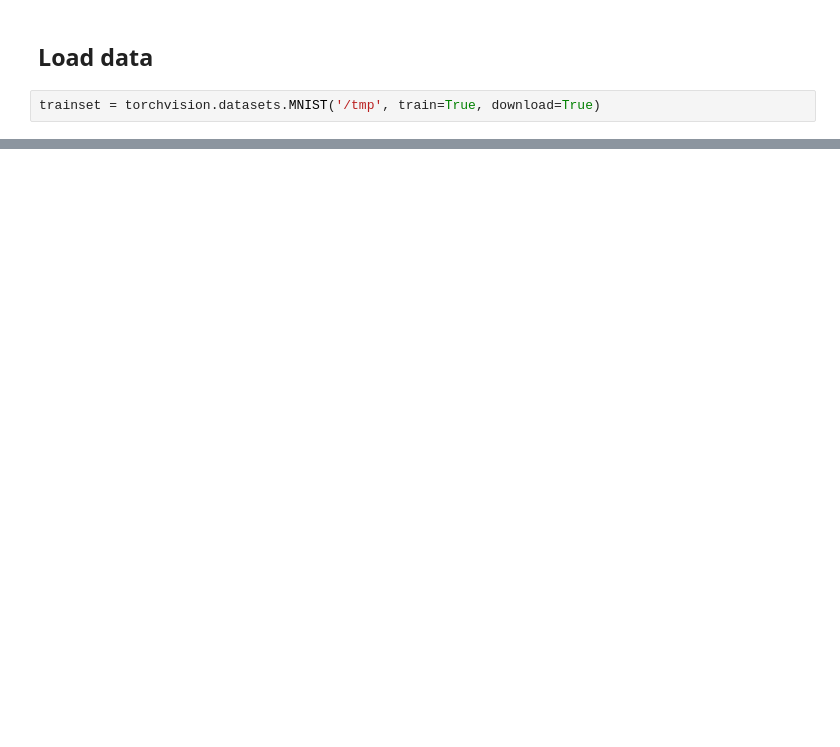
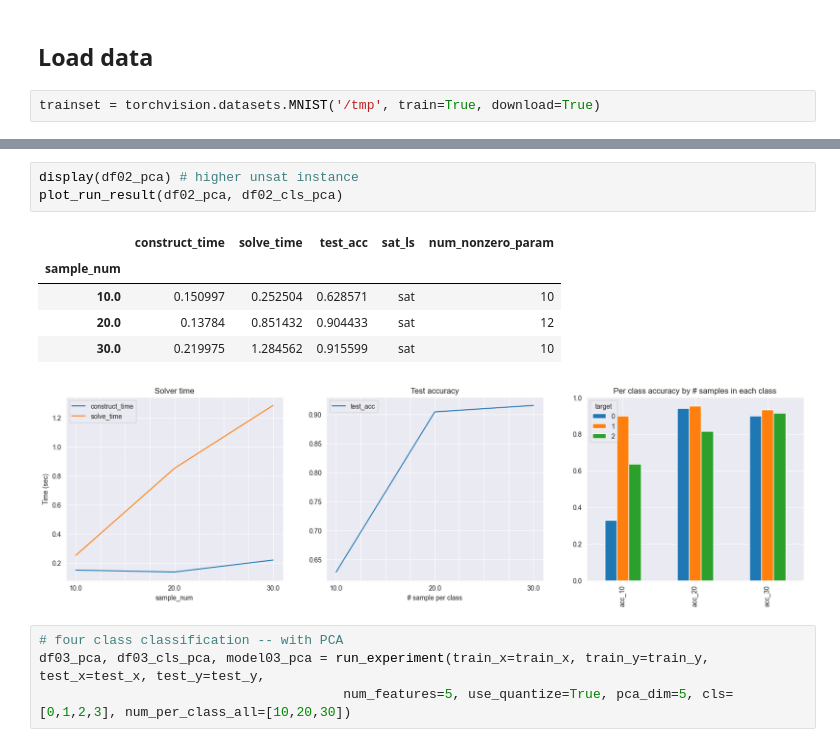
Before and after one commit to blester125/csc2180-project, a Jupyter notebook: notebooks/SATML_data_run.ipynb, the cells around one changed output, grey strips where cells are left out. Cells and saved outputs as stored; diff of their text form; blank space fills up the shorter version.

```diff
--- a/notebooks/SATML_data_run.ipynb
+++ b/notebooks/SATML_data_run.ipynb
@@ -659,0 +522,14 @@ plt.scatter(x_sample[y_sample==0][:,0], x_sample[y_sample==0][:,1], color='blue'
+# %%
+display(df02_pca) # higher unsat instance
+plot_run_result(df02_pca, df02_cls_pca)
+# %% [output]
+|  | construct_time | solve_time | test_acc | sat_ls | num_nonzero_param |
+| sample_num |  |  |  |  |  |
+| 10.0 | 0.150997 | 0.252504 | 0.628571 | sat | 10 |
+| 20.0 | 0.13784 | 0.851432 | 0.904433 | sat | 12 |
+| 30.0 | 0.219975 | 1.284562 | 0.915599 | sat | 10 |
+[figure, added]
+# %%
+# four class classification -- with PCA
+df03_pca, df03_cls_pca, model03_pca = run_experiment(train_x=train_x, train_y=train_y, test_x=test_x, test_y=test_y,
+                                       num_features=5, use_quantize=True, pca_dim=5, cls=[0,1,2,3], num_per_class_all=[10,20,30])
```
Also changed, not shown: parts of 86 cells of this notebook, 3 other files.
